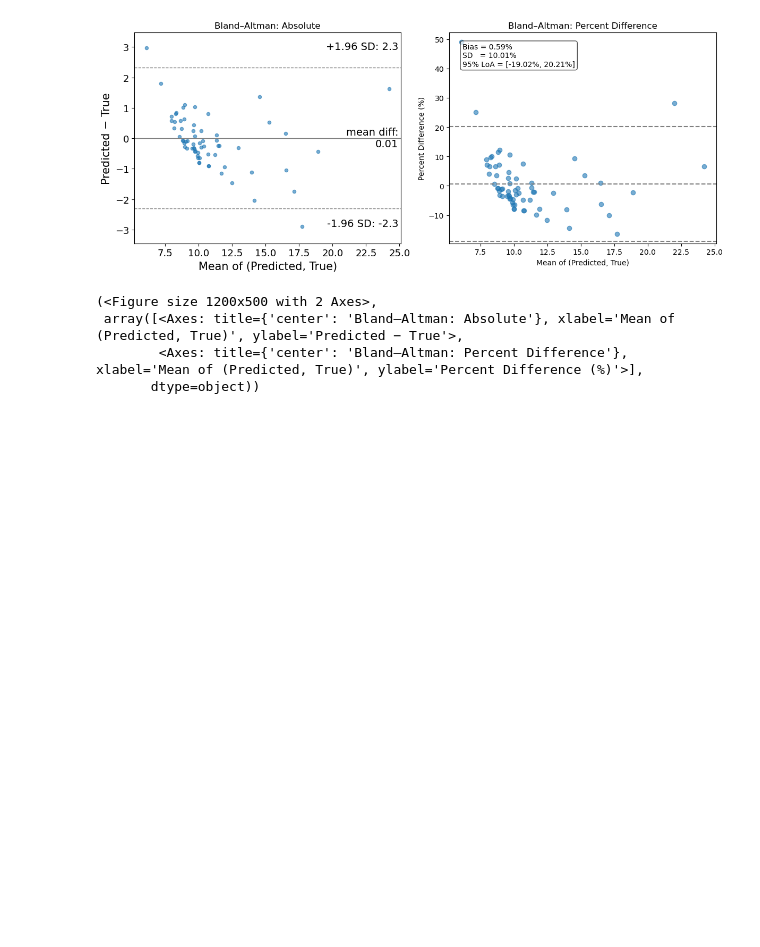
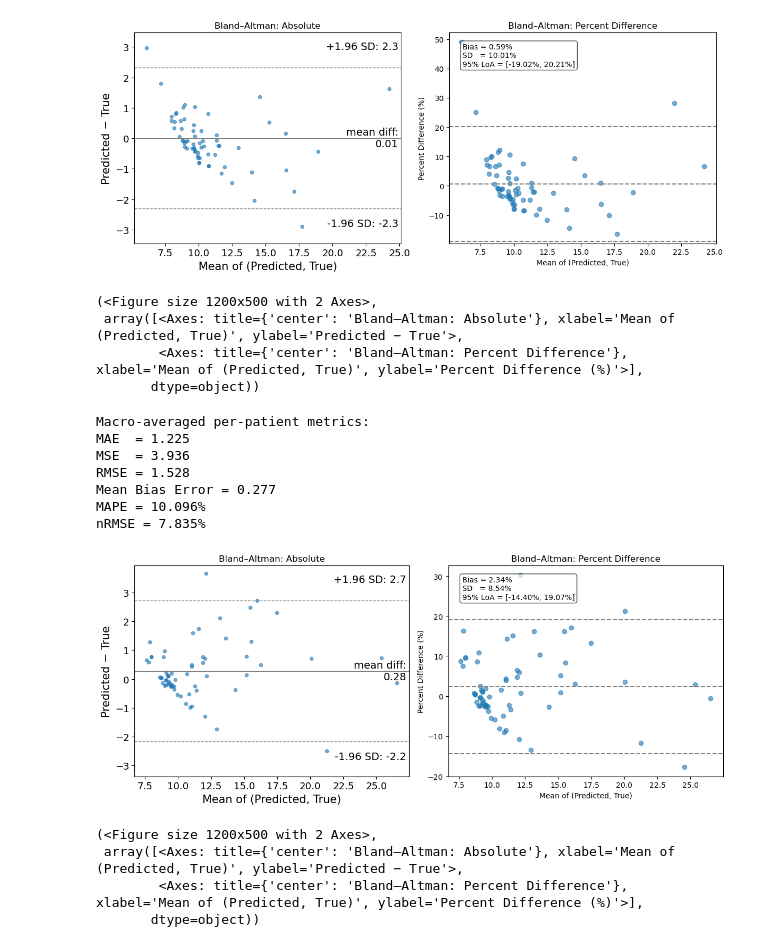
Before and after one commit to starshrimp/neonatal-odc-shift, a Jupyter notebook: notebooks/03_single_point/linear_regression_baseline.ipynb, the cells around one changed output. Cells and saved outputs as stored; diff of their text form; code cells hidden in the pictures; blank space fills up the shorter version.

Commit message:
val metrics and comparison BA plot

```diff
--- a/notebooks/03_single_point/linear_regression_baseline.ipynb
+++ b/notebooks/03_single_point/linear_regression_baseline.ipynb
@@ -16,16 +16,17 @@ RESULTS_PATH = PROJECT_ROOT / "results"
 
 from utils.data_loading import load_datasets
 from utils.data_preparation import get_spo2_to_po2_interpolator, add_shift_raw_column
-from utils.evaluation import evaluate_macro_patient_level, print_evaluation, bland_altman_plots
+from utils.evaluation import evaluate_macro_patient_level, print_evaluation, bland_altman_plots, bland_altman_pct_comparison
 from utils.modeling import fit_cv_models, predict_cv_ensemble
 from utils.logging import log_run_json
 
 
-train_df, test_df, odc = load_datasets()
+train_df, test_df, val_df, odc = load_datasets()
 spo2_to_po2 = get_spo2_to_po2_interpolator(odc)
 
 train_df = add_shift_raw_column(train_df, spo2_to_po2)
 test_df  = add_shift_raw_column(test_df, spo2_to_po2)
+val_df   = add_shift_raw_column(val_df, spo2_to_po2)
 # %%
 from sklearn.linear_model import LinearRegression
 # %%
@@ -62,3 +63,23 @@ bland_altman_plots(test_df, y_true_col='shift', y_pred_col='y_pred', group_col='
  array([<Axes: title={'center': 'Bland–Altman: Absolute'}, xlabel='Mean of (Predicted, True)', ylabel='Predicted − True'>,
         <Axes: title={'center': 'Bland–Altman: Percent Difference'}, xlabel='Mean of (Predicted, True)', ylabel='Percent Difference (%)'>],
        dtype=object))
+# %%
+val_df['y_pred'] = predict_cv_ensemble(val_df, features, cv_models)
+
+val_summary = evaluate_macro_patient_level(val_df, y_true_col='shift', y_pred_col='y_pred')
+print_evaluation(val_summary)
+
+bland_altman_plots(val_df, y_true_col='shift', y_pred_col='y_pred', group_col='Anon.Patient_ID')
+# %% [output]
+Macro-averaged per-patient metrics:
+MAE  = 1.225
+MSE  = 3.936
+RMSE = 1.528
+Mean Bias Error = 0.277
+MAPE = 10.096%
+nRMSE = 7.835%
+[figure, added]
+(<Figure size 1200x500 with 2 Axes>,
+ array([<Axes: title={'center': 'Bland–Altman: Absolute'}, xlabel='Mean of (Predicted, True)', ylabel='Predicted − True'>,
+        <Axes: title={'center': 'Bland–Altman: Percent Difference'}, xlabel='Mean of (Predicted, True)', ylabel='Percent Difference (%)'>],
+       dtype=object))
```
Also changed, not shown: parts of 3 cells of this notebook, 2 other files.
